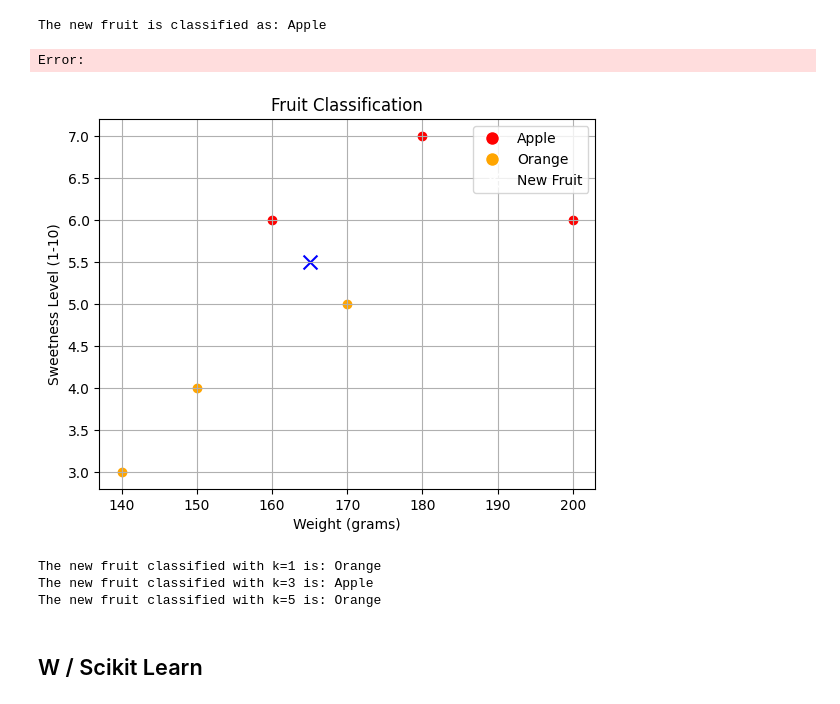
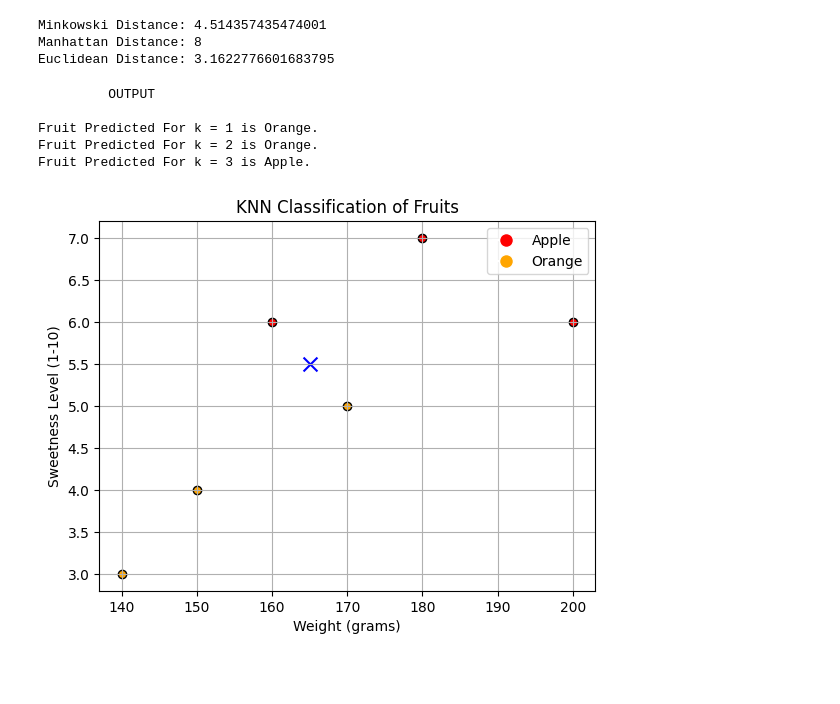
Before and after one commit to anbaralthaf/MachineLearning, a Jupyter notebook: KNN.ipynb, the cells around one changed output. Drawn from its saved outputs; the diff is of its cells as text; code cells hidden in the pictures; blank space fills up the shorter version.

```diff
--- a/KNN.ipynb
+++ b/KNN.ipynb
@@ -18,0 +6,2 @@ new_fruit = (165,5.5)
+# %%
+data = pd.read_csv('fruits.csv')
@@ -22 +29,18 @@ def euclidean_distance(fruit1 , fruit2):
+# %%
+#Testing
+
+point1 = (1, 8, 3)
+point2 = (0, 5, 7)
+
+distance1 = minkowski_dist(point1, point2,p=3)
+distance2 = manhattan_dist(point1, point2)
+distance3 = euclidean_dist(point1, point2)
+
+print(f"Minkowski Distance: {distance1}")
+print(f"Manhattan Distance: {distance2}")
+print(f"Euclidean Distance: {distance3}")
+# %% [output]
+Minkowski Distance: 4.514357435474001
+Manhattan Distance: 8
+Euclidean Distance: 3.1622776601683795
 # %%
@@ -43,41 +66,34 @@ def knn_classify(new_fruit,dataset,k):
     return predicted_label
-# %%
-predicted_label_k3 = knn_classify(new_fruit, dataset, k=3)
-print(f"The new fruit is classified as: {predicted_label_k3}")
-# %% [output]
-The new fruit is classified as: Apple
-Error:
+# %%
+print("\t OUTPUT \n")
+for k in [1,2,3]:
+    predicted_label = knn_classify(new_fruit,data,k)
+    print(f"Fruit Predicted For k = {k} is {predicted_label}.")
+# %% [output]
+         OUTPUT
+
+Fruit Predicted For k = 1 is Orange.
+Fruit Predicted For k = 2 is Orange.
+Fruit Predicted For k = 3 is Apple.
 # %%
-def plot_fruits(dataset, new_fruit):
-    plt.figure()
-    for weight, sweetness, label in dataset:
-        color = 'red' if label == 'Apple' else 'orange'
-        plt.scatter(weight, sweetness, color=color)
+plt.figure()
 
-    plt.scatter(new_fruit[0], new_fruit[1], color='blue', marker='x', s=100, label='New Fruit')
+for index,row in data.iterrows():
+    color = 'red' if row['label'] == "Apple" else 'orange'
+    plt.scatter(row['weight'] , row['sweetness'] , color = color , edgecolor = 'black')
 
-    plt.title('Fruit Classification')
-    plt.xlabel('Weight (grams)')
-    plt.ylabel('Sweetness Level (1-10)')
+plt.scatter(new_fruit[0], new_fruit[1],color = 'blue',marker='x',s=100,label='New Fruit')
 
-    handles = [
-        plt.Line2D([0], [0], marker='o', color='w', label='Apple', markerfacecolor='red', markersize=10),
-        plt.Line2D([0], [0], marker='o', color='w', label='Orange', markerfacecolor='orange', markersize=10),
-        plt.Line2D([0], [0], marker='x', color='w', label='New Fruit', markerfacecolor='blue', markersize=10)
-    ]
-    plt.legend(handles=handles)
-    plt.grid()
-    plt.show()
+legend = [
+    Line2D([0], [0], marker='o', color='w', label='Apple', markerfacecolor='red', markersize=10),
+    Line2D([0], [0], marker='o', color='w', label='Orange', markerfacecolor='orange', markersize=10),
+]
 
-plot_fruits(dataset, new_fruit)
-
-for k in [1, 3, 5]:
-    predicted_label = knn_classify(new_fruit, dataset, k)
-    print(f"The new fruit classified with k={k} is: {predicted_label}")
+plt.title('KNN Classification of Fruits')
+plt.xlabel('Weight (grams)')
+plt.ylabel('Sweetness Level (1-10)')
+plt.legend(handles=legend)
+plt.grid(True)
+plt.show()
 # %% [output]
-[figure, old version]
+[figure, new version]
-The new fruit classified with k=1 is: Orange
-The new fruit classified with k=3 is: Apple
-The new fruit classified with k=5 is: Orange
-# %% [markdown]
-## W / Scikit Learn
```
Also changed, not shown: parts of 22 cells of this notebook, 16 other files.
